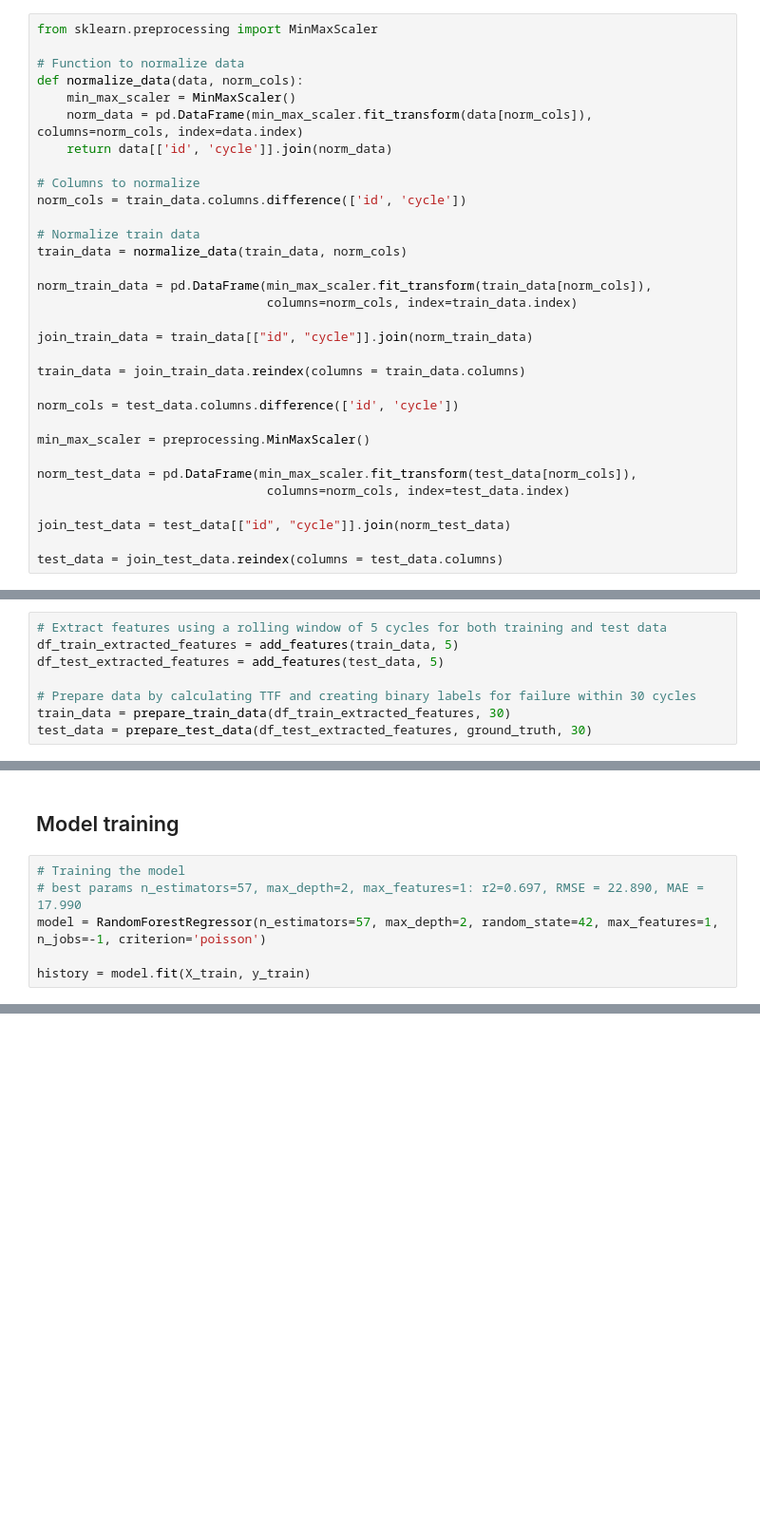
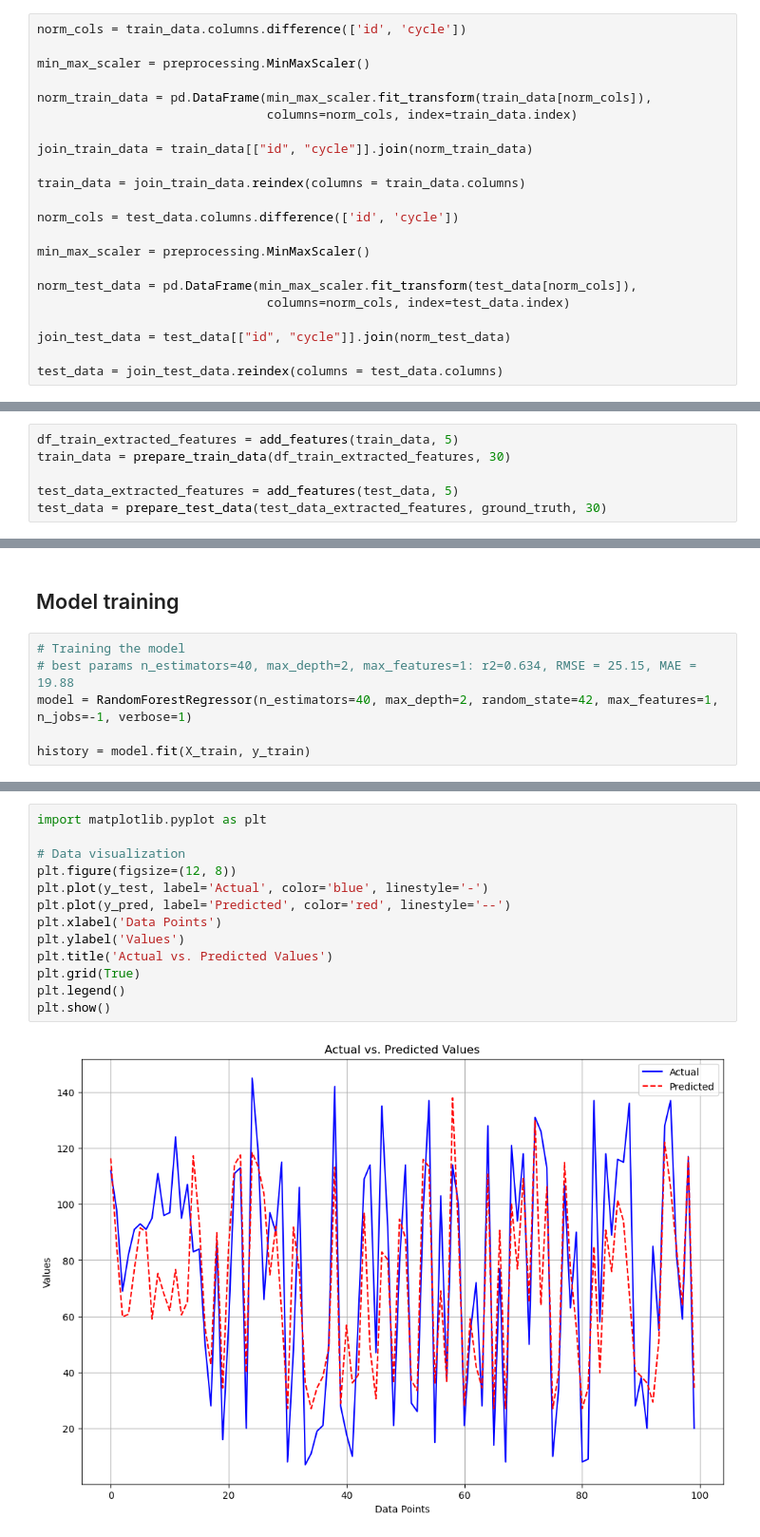
Before and after one commit to NechZ/Predictive-Maintenance, a Jupyter notebook: Engine-Predictive-Maintenance.ipynb, the cells around one changed output, grey strips where cells are left out. Shown at 95% size. Cells and saved outputs as stored; diff of their text form; blank space fills up the shorter version.

```diff
--- a/Engine-Predictive-Maintenance.ipynb
+++ b/Engine-Predictive-Maintenance.ipynb
@@ -40,19 +41,9 @@ test_data = test_data.sort_values(['id', 'cycle'])
 # %% [markdown]
 ### Normalize training data in all columns that are different to 'id' and 'cycle' using Zscore
 # %%
-from sklearn.preprocessing import MinMaxScaler
-
-# Function to normalize data
-def normalize_data(data, norm_cols):
-    min_max_scaler = MinMaxScaler()
-    norm_data = pd.DataFrame(min_max_scaler.fit_transform(data[norm_cols]), columns=norm_cols, index=data.index)
-    return data[['id', 'cycle']].join(norm_data)
-
-# Columns to normalize
 norm_cols = train_data.columns.difference(['id', 'cycle'])
 
-# Normalize train data
-train_data = normalize_data(train_data, norm_cols)
+min_max_scaler = preprocessing.MinMaxScaler()
 
 norm_train_data = pd.DataFrame(min_max_scaler.fit_transform(train_data[norm_cols]),
                                columns=norm_cols, index=train_data.index)
@@ -188,14 +142,12 @@ def prepare_test_data(df_test_in, df_truth_in, period):
     df_test_in['label_bnc'] = df_test_in['ttf'].apply(lambda x: 1 if x <= period else 0)
 
     return df_test_in
-# %%
-# Extract features using a rolling window of 5 cycles for both training and test data
-df_train_extracted_features = add_features(train_data, 5)
-df_test_extracted_features = add_features(test_data, 5)
-
-# Prepare data by calculating TTF and creating binary labels for failure within 30 cycles
-train_data = prepare_train_data(df_train_extracted_features, 30)
-test_data = prepare_test_data(df_test_extracted_features, ground_truth, 30)
+# %%
+df_train_extracted_features = add_features(train_data, 5)
+train_data = prepare_train_data(df_train_extracted_features, 30)
+
+test_data_extracted_features = add_features(test_data, 5)
+test_data = prepare_test_data(test_data_extracted_features, ground_truth, 30)
 # %% [markdown]
 ## EDA
 # %%
@@ -230,8 +192,8 @@ X_test = scaler.transform(X_test)
 ## Model training
 # %%
 # Training the model
-# best params n_estimators=57, max_depth=2, max_features=1: r2=0.697, RMSE = 22.890, MAE = 17.990
-model = RandomForestRegressor(n_estimators=57, max_depth=2, random_state=42, max_features=1, n_jobs=-1, criterion='poisson')
+# best params n_estimators=40, max_depth=2, max_features=1: r2=0.634, RMSE = 25.15, MAE = 19.88
+model = RandomForestRegressor(n_estimators=40, max_depth=2, random_state=42, max_features=1, n_jobs=-1, verbose=1)
 
 history = model.fit(X_train, y_train)
 # %% [output]
@@ -257,0 +225,15 @@ R2:  0.6337849406617801
+# %%
+import matplotlib.pyplot as plt
+
+# Data visualization
+plt.figure(figsize=(12, 8))
+plt.plot(y_test, label='Actual', color='blue', linestyle='-')
+plt.plot(y_pred, label='Predicted', color='red', linestyle='--')
+plt.xlabel('Data Points')
+plt.ylabel('Values')
+plt.title('Actual vs. Predicted Values')
+plt.grid(True)
+plt.legend()
+plt.show()
+# %% [output]
+[figure, added]
```
Also changed, not shown: parts of 6 cells of this notebook.
